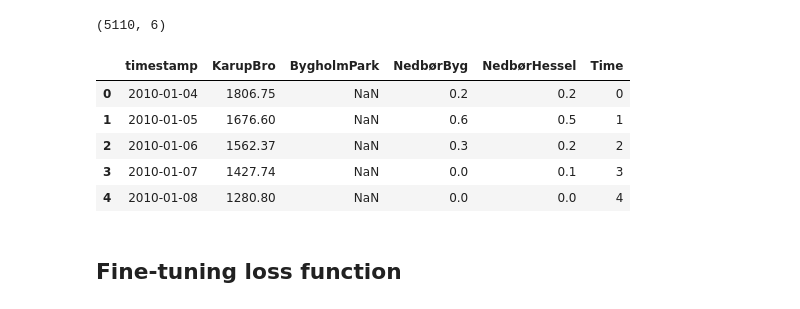
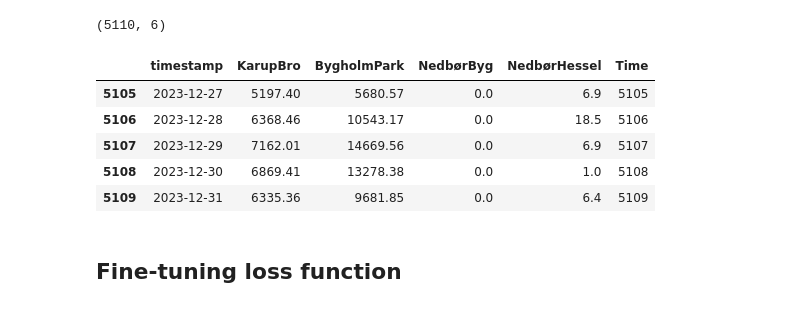
Before and after one commit to nicolaigarder/Forecasting-water-inflow, a Jupyter notebook: Fine_tuning.ipynb, the cells around one changed output. Saved outputs shown, nothing was run; the diff lists cells and outputs as text; code cells hidden in the pictures.

```diff
--- a/Fine_tuning.ipynb
+++ b/Fine_tuning.ipynb
@@ -21,39 +21,39 @@ korup_parken_df.columns = korup_parken_df.columns.str.strip()
 
 # Rename columns to match R
 bygholm_df.columns = ["timestamp", "NedbørByg", "ksMRK"]
 hesselballe_df.columns = ["timestamp", "NedbørHessel", "ksMRK"]
 korup_parken_df.columns = ["timestamp", "KarupBro", "BygholmPark"]
 
 # Convert timestamp to datetime format
 bygholm_df["timestamp"] = pd.to_datetime(bygholm_df["timestamp"], format="%d-%m-%Y")
 hesselballe_df["timestamp"] = pd.to_datetime(hesselballe_df["timestamp"], format="%d-%m-%Y")
 korup_parken_df["timestamp"] = pd.to_datetime(korup_parken_df["timestamp"], format="%d-%m-%Y")
 
 # Merge datasets on timestamp (left join)
 merged_df = korup_parken_df.copy()
 merged_df = merged_df.merge(bygholm_df[["timestamp", "NedbørByg"]], on="timestamp", how="left")
 merged_df = merged_df.merge(hesselballe_df[["timestamp", "NedbørHessel"]], on="timestamp", how="left")
 
 # Remove rows where NedbørByg or NedbørHessel is missing
 merged_df = merged_df.dropna(subset=["NedbørByg", "NedbørHessel"])
 
 # Create a sequential Time index
 merged_df["Time"] = range(len(merged_df))
 
 # reset index
 merged_df = merged_df.reset_index(drop=True)
 
 # Display the cleaned and merged dataset
 print(shape(merged_df))
-merged_df.head()
+merged_df.head(), merged_df.tail()
 # %% [output]
 (5110, 6)
 |  | timestamp | KarupBro | BygholmPark | NedbørByg | NedbørHessel | Time |
-| 0 | 2010-01-04 | 1806.75 | NaN | 0.2 | 0.2 | 0 |
-| 1 | 2010-01-05 | 1676.60 | NaN | 0.6 | 0.5 | 1 |
-| 2 | 2010-01-06 | 1562.37 | NaN | 0.3 | 0.2 | 2 |
-| 3 | 2010-01-07 | 1427.74 | NaN | 0.0 | 0.1 | 3 |
-| 4 | 2010-01-08 | 1280.80 | NaN | 0.0 | 0.0 | 4 |
+| 5105 | 2023-12-27 | 5197.40 | 5680.57 | 0.0 | 6.9 | 5105 |
+| 5106 | 2023-12-28 | 6368.46 | 10543.17 | 0.0 | 18.5 | 5106 |
+| 5107 | 2023-12-29 | 7162.01 | 14669.56 | 0.0 | 6.9 | 5107 |
+| 5108 | 2023-12-30 | 6869.41 | 13278.38 | 0.0 | 1.0 | 5108 |
+| 5109 | 2023-12-31 | 6335.36 | 9681.85 | 0.0 | 6.4 | 5109 |
 # %% [markdown]
 ## Fine-tuning loss function
 # %% [markdown]
```
Also changed, not shown: parts of 2 cells of this notebook, 4 other files.
